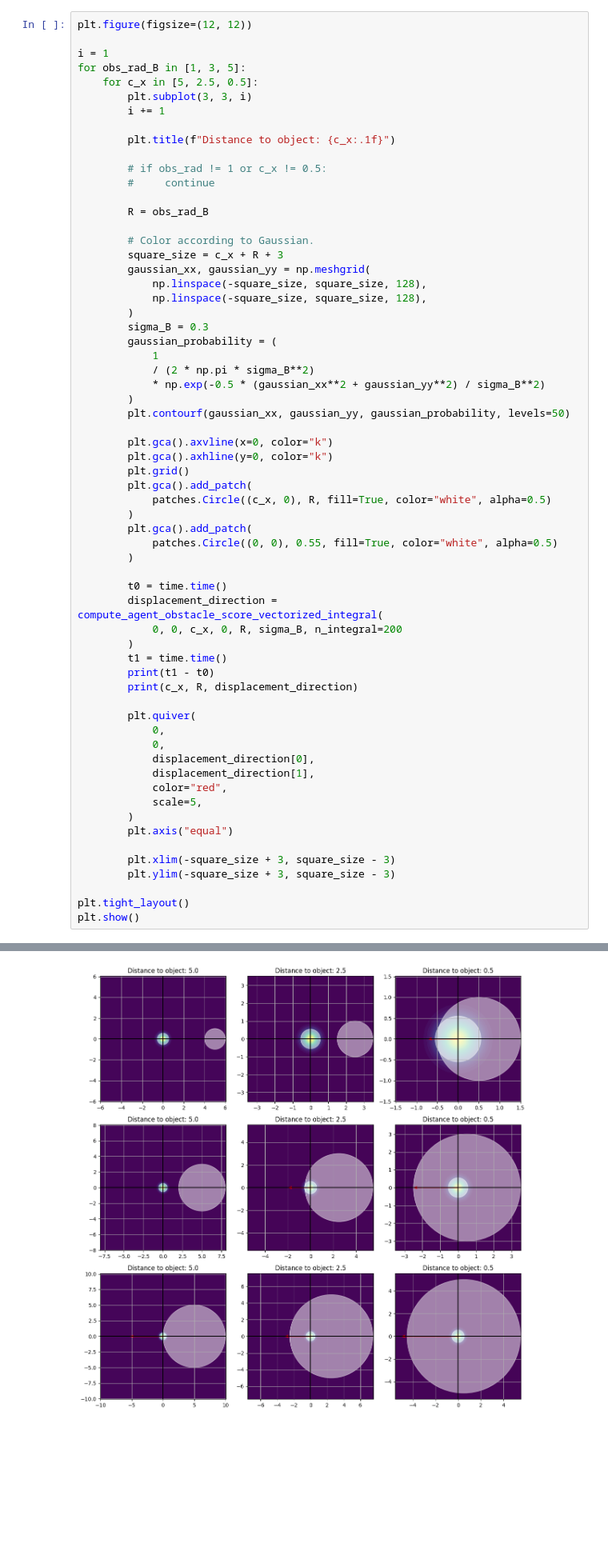
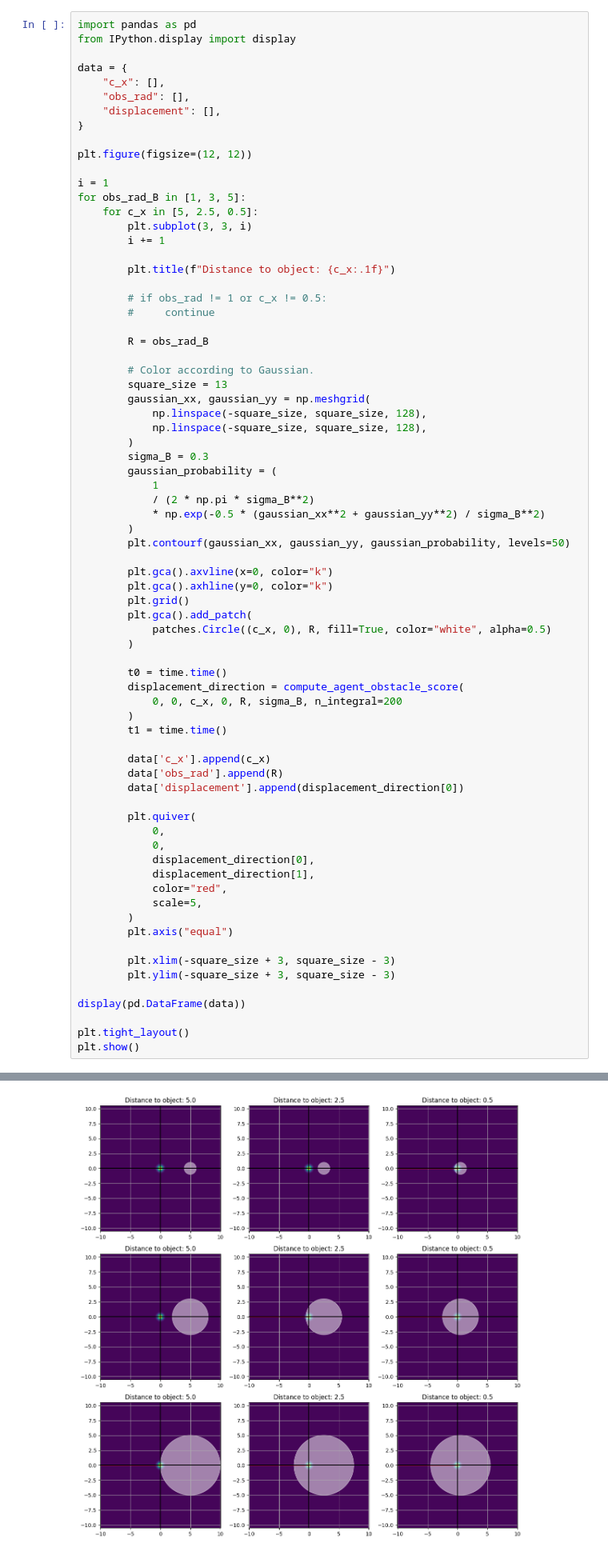
Before and after one commit to myfatemi04/constraint-guidance, a Jupyter notebook: notebooks/kernels.ipynb, the cells around one changed output, grey strips where cells are left out. Shown at 80% size. Saved outputs shown, nothing was run; the diff lists cells and outputs as text; blank space fills up the shorter version.

```diff
--- a/notebooks/kernels.ipynb
+++ b/notebooks/kernels.ipynb
@@ -416,4 +109,13 @@ average_duration_batched=0.00024281607733832466 average_duration_unbatched=0.001
 # %%
+import pandas as pd
+from IPython.display import display
+
+data = {
+    "c_x": [],
+    "obs_rad": [],
+    "displacement": [],
+}
+
 plt.figure(figsize=(12, 12))
 
 i = 1
@@ -430,7 +132,7 @@ for obs_rad_B in [1, 3, 5]:
         R = obs_rad_B
 
         # Color according to Gaussian.
-        square_size = c_x + R + 3
+        square_size = 13
         gaussian_xx, gaussian_yy = np.meshgrid(
             np.linspace(-square_size, square_size, 128),
             np.linspace(-square_size, square_size, 128),
@@ -449,17 +151,16 @@ for obs_rad_B in [1, 3, 5]:
         plt.gca().add_patch(
             patches.Circle((c_x, 0), R, fill=True, color="white", alpha=0.5)
         )
-        plt.gca().add_patch(
-            patches.Circle((0, 0), 0.55, fill=True, color="white", alpha=0.5)
-        )
 
         t0 = time.time()
-        displacement_direction = compute_agent_obstacle_score_vectorized_integral(
+        displacement_direction = compute_agent_obstacle_score(
             0, 0, c_x, 0, R, sigma_B, n_integral=200
         )
         t1 = time.time()
-        print(t1 - t0)
-        print(c_x, R, displacement_direction)
+
+        data['c_x'].append(c_x)
+        data['obs_rad'].append(R)
+        data['displacement'].append(displacement_direction[0])
 
         plt.quiver(
             0,
@@ -474,6 +175,8 @@ for obs_rad_B in [1, 3, 5]:
         plt.xlim(-square_size + 3, square_size - 3)
         plt.ylim(-square_size + 3, square_size - 3)
 
+display(pd.DataFrame(data))
+
 plt.tight_layout()
 plt.show()
 # %% [output]
@@ -516,4 +211,4 @@ Ignoring fixed y limits to fulfill fixed data aspect with adjustable data limits
-[figure, old version]
+[figure, new version]
 # %%
 # Implementing Langevin dynamics!
 from dataclasses import dataclass
```
Also changed, not shown: parts of 8 cells of this notebook, 4 other files.
